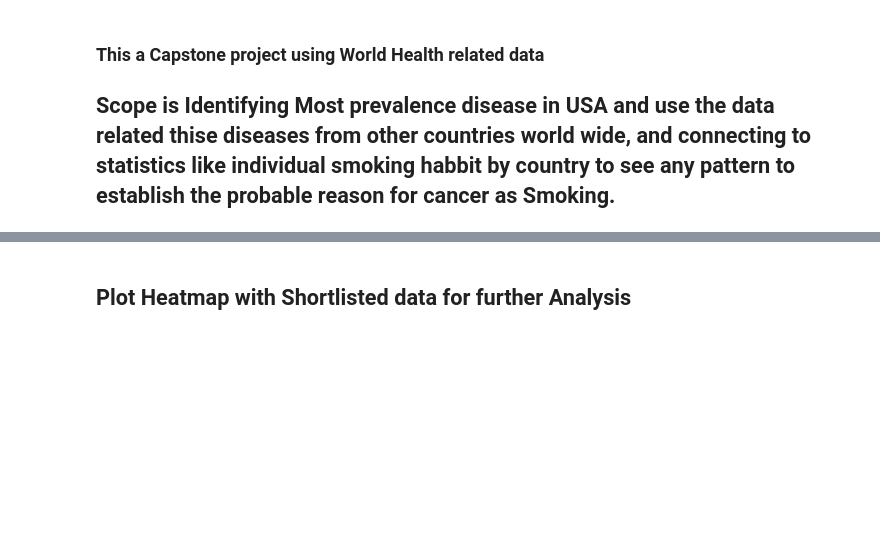
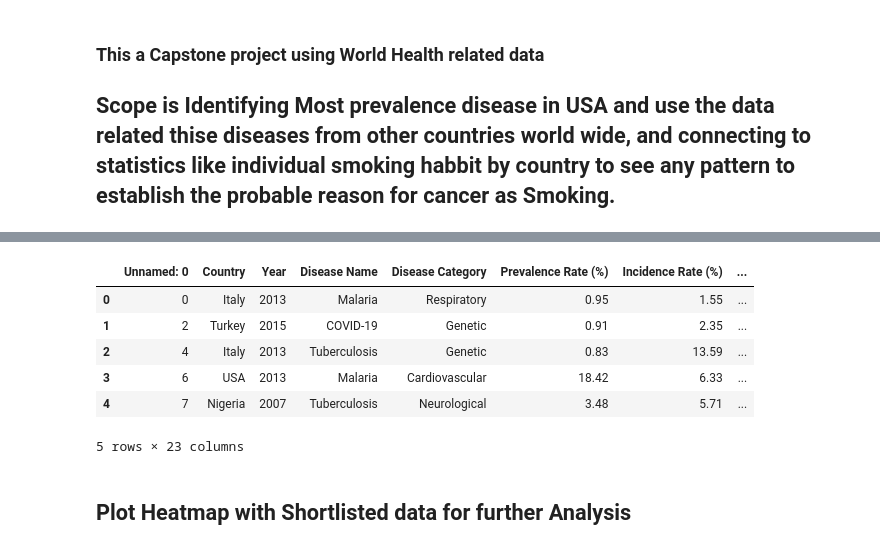
Before and after one commit to sganesan64/Capstone-Healthcare, a Jupyter notebook: Capstone_WorlHealthcare.ipynb, the cells around one changed output, grey strips where cells are left out. Drawn from its saved outputs; the diff is of its cells as text; code cells hidden in the pictures; blank space fills up the shorter version.

```diff
--- a/Capstone_WorlHealthcare.ipynb
+++ b/Capstone_WorlHealthcare.ipynb
@@ -149,2 +236,12 @@ ghs.info()
+# %%
+ghs.head()
+# %% [output]
+|  | Unnamed: 0 | Country | Year | Disease Name | Disease Category | Prevalence Rate (%) | Incidence Rate (%) | ... |
+| 0 | 0 | Italy | 2013 | Malaria | Respiratory | 0.95 | 1.55 | ... |
+| 1 | 2 | Turkey | 2015 | COVID-19 | Genetic | 0.91 | 2.35 | ... |
+| 2 | 4 | Italy | 2013 | Tuberculosis | Genetic | 0.83 | 13.59 | ... |
+| 3 | 6 | USA | 2013 | Malaria | Cardiovascular | 18.42 | 6.33 | ... |
+| 4 | 7 | Nigeria | 2007 | Tuberculosis | Neurological | 3.48 | 5.71 | ... |
+5 rows × 23 columns
 # %% [markdown]
 ## Plot Heatmap with Shortlisted data for further Analysis
```
Also changed, not shown: parts of 36 cells of this notebook.
